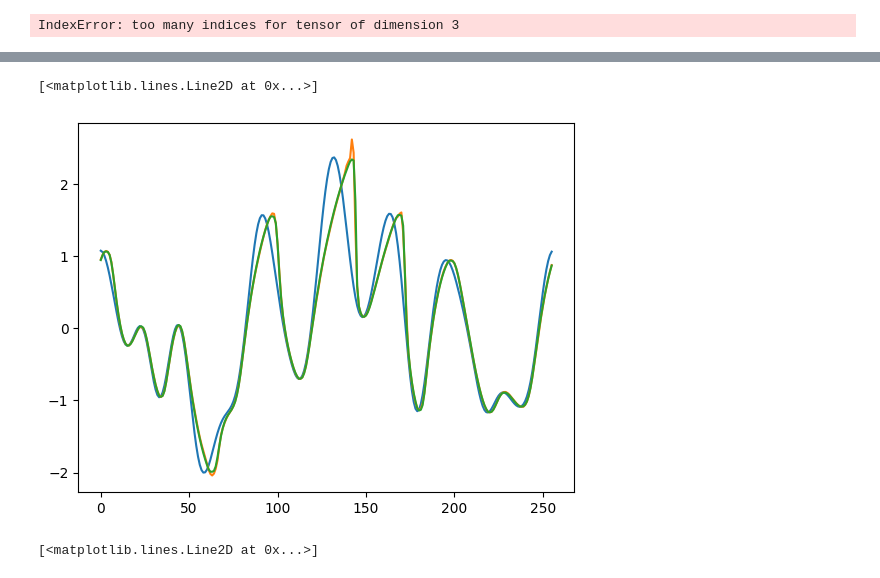
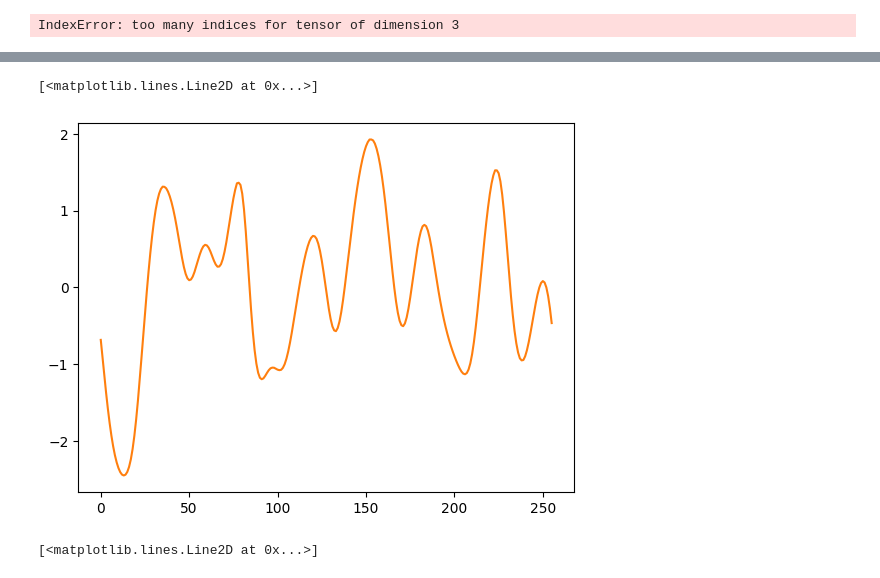
Before and after one commit to xx257xx/CONTEXT_FLUX_NO, a Jupyter notebook: ICONFLUXNO.ipynb, the cells around one changed output, grey strips where cells are left out. Cells and saved outputs as stored; diff of their text form; code cells hidden in the pictures.

```diff
--- a/ICONFLUXNO.ipynb
+++ b/ICONFLUXNO.ipynb
@@ -518,11 +519,11 @@ class ContextFNO(nn.Module):
 # %%
 import pickle
 
-with open(file='trainingdataset_no_source_narrow_10_100.pickle', mode='rb') as f:
+with open(file='trainingdataset_no_source_01_500_100_05.pickle', mode='rb') as f:
     dataset=pickle.load(f)[:,:]
 
 
-with open(file='testdataset_no_source.pickle', mode='rb') as f:
+with open(file='testdataset_no_source_01_5_100_05.pickle', mode='rb') as f:
     testset=pickle.load(f)
 # %%
 XX = dataset[:,:,:50,0].unsqueeze(-1).to(device)
@@ -539,9 +540,9 @@ torch.Size([10, 256, 50, 1])
 # %%
 learning_rate = 0.001
-step_size = 500
+step_size = 100
 re = 3
 gamma = 0.5
-model = ContextFNO(12,4,12,64,5).to(device)
+model = ContextFNO(8,4,8,64,5).to(device)
 
 print(count_params(model))
 lambd = 5
@@ -554,11 +555,11 @@ scheduler = torch.optim.lr_scheduler.StepLR(optimizer, step_size=step_size, gamm
 
 myloss = LpLoss(size_average=True)
 myloss2 = LpLoss(size_average=True)
-for ep in range(10000):
+for ep in range(2000):
 
-    for j in range(2):
-        x = XX[5*j:5*(j+1)]
-        consi = consiI[5*j:5*(j+1)]
+    for j in range(50):
+        x = XX[10*j:10*(j+1)]
+        consi = consiI[10*j:10*(j+1)]
         model.train()
         t1 = default_timer()
         train_mse = 0
@@ -627,0 +618,3 @@ MM.shape, consi.shape
+# %%
+model = ContextFNO(12,4,12,96,5).to(device)
+model.load_state_dict(torch.load("contextfno_state.pth", map_location=device))
@@ -627,0 +623,15 @@ MM.shape, consi.shape
+# %%
+j = 1
+x = XX[5*j:5*(j+1)]
+consi = consiI[5*j:5*(j+1)]
+model.train()
+t1 = default_timer()
+train_mse = 0
+train_l2 = 0
+train_l2_2 = 0
+
+
+xl = torch.cat((torch.roll(x, -2, dims = 1),torch.roll(x, -1, dims = 1), x,torch.roll(x, 1, dims = 1)),dim=3)
+xr = torch.cat((torch.roll(x, -1, dims = 1),x, torch.roll(x, 1, dims = 1), torch.roll(x, 2, dims = 1)),dim=3)
+
+f0 = model.train_forward(x,xl)
@@ -680,13 +770,13 @@ IndexError: too many indices for tensor of dimension 3
 # %%
 
 
 #plt.plot(x[0].detach().cpu()+ 0.256/5*(f0[0,:,:]-f1[0,:,:]).detach().cpu())
-plt.plot(X[0,:,0,:].detach().cpu())
-plt.plot(x[0].detach().cpu())
-plt.plot(X[0,:,20,:].detach().cpu())
+#plt.plot(X[0,:,0,:].detach().cpu())
+plt.plot(x[0].detach().squeeze().cpu())
+plt.plot(X[0,:,99,:].detach().cpu())
 # %% [output]
 [<matplotlib.lines.Line2D at 0x...>]
-[figure, old version]
+[figure, new version]
 # %%
 plt.plot(MM.detach().cpu()[0,:,0,0])
 plt.plot(dataset[:,:,:,1].unsqueeze(-1).detach().cpu()[0,:,0,0])
```
Also changed, not shown: parts of 18 cells of this notebook, 2 other files.
